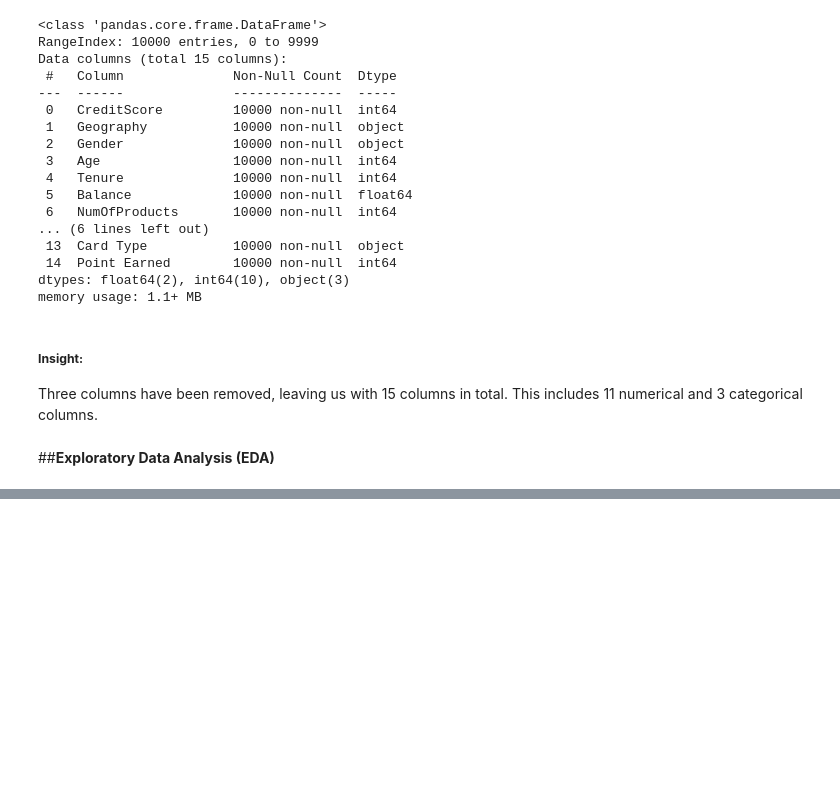
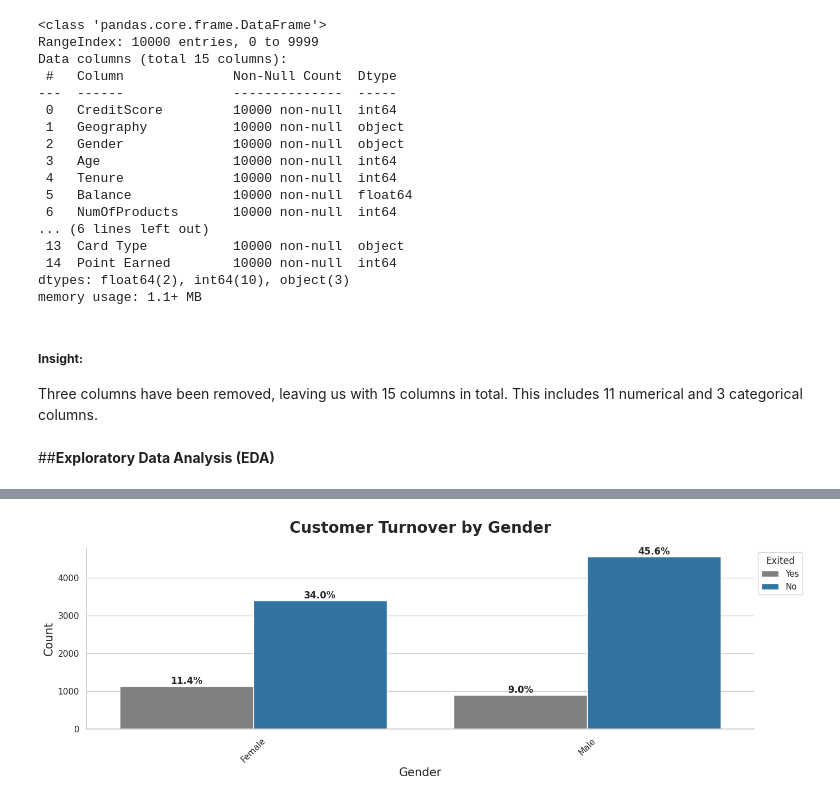
Before and after one commit to AzlinRusnan/Bank_Turnover_Analysis, a Jupyter notebook: Bank_Turnover_Analysis.ipynb, the cells around one changed output, grey strips where cells are left out. Cells and saved outputs as stored; diff of their text form; code cells hidden in the pictures; blank space fills up the shorter version.

```diff
--- a/Bank_Turnover_Analysis.ipynb
+++ b/Bank_Turnover_Analysis.ipynb
@@ -250,0 +259,30 @@ There are huge gap on customer leaving(Yes) and customer stayed(No). We have to
+# %%
+professional_palette = ['gray', '#1f77b4']
+
+def countplot(column):
+    sns.set(style="whitegrid")
+    plt.figure(figsize=(14, 5))
+    ax = sns.countplot(x=column, data=df, hue="Exited", palette=professional_palette)
+
+    ax.spines['top'].set_visible(False)
+    ax.spines['right'].set_visible(False)
+
+    plt.xlabel(column.replace('_', ' ').title(), fontsize=15)
+    plt.ylabel('Count', fontsize=15)
+    plt.xticks(rotation=45)
+    plt.title(f"Customer Turnover by {column.replace('_', ' ').title()}", fontweight="bold", size=20, pad=20)
+
+    for value in ax.patches:
+        if value.get_height() > 0:
+            percentage = '{:.1f}%'.format(100 * value.get_height() / len(df[column]))
+            x = value.get_x() + value.get_width() / 2
+            y = value.get_y() + value.get_height()
+            ax.annotate(percentage, (x, y), ha='center', va='bottom', fontweight='bold', size=12)
+
+    plt.legend(title='Exited', bbox_to_anchor=(1, 1), loc='upper left')
+    plt.tight_layout()
+    plt.show()
+# %%
+countplot("Gender")
+# %% [output]
+[figure, added]
```
Also changed, not shown: parts of 11 cells of this notebook.
